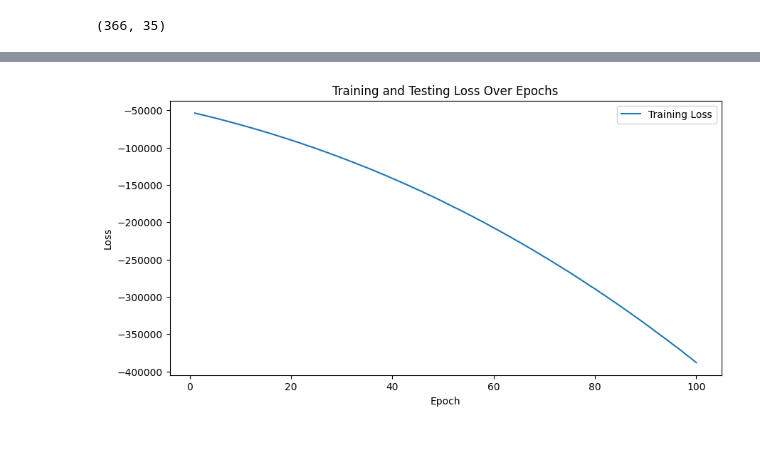
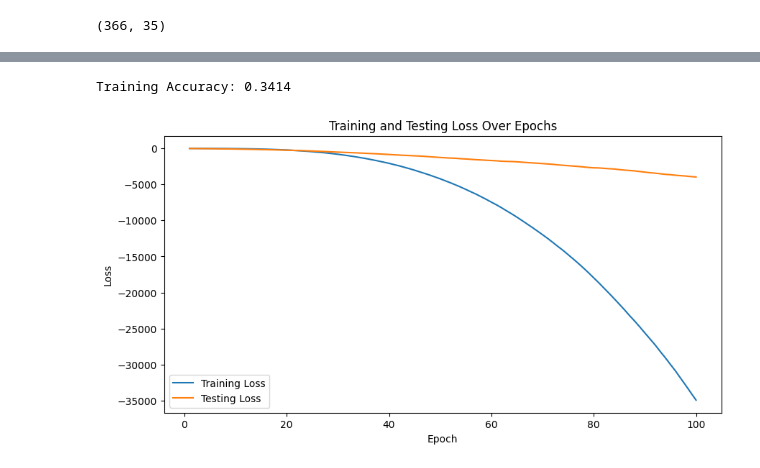
Before and after one commit to Adnan525/sc_a1, a Jupyter notebook: task1.ipynb, the cells around one changed output, grey strips where cells are left out. Drawn from its saved outputs; the diff is of its cells as text; code cells hidden in the pictures; blank space fills up the shorter version.

```diff
--- a/task1.ipynb
+++ b/task1.ipynb
@@ -87,3 +81,6 @@ X_train, X_test, y_train, y_test = train_test_split(X, y, test_size=0.3, random_
+# %%
+from my_utils import split_data
+X_train, X_val, X_test, y_train, y_val, y_test = split_data(X, y)
 # %%
 scaler = StandardScaler()
 X_train = scaler.fit_transform(X_train)
@@ -92,12 +89,17 @@ X_test = scaler.transform(X_test)
 import tensorflow as tf
 from tensorflow import keras
 
+lr = 0.001
+
 model = keras.Sequential([
-    keras.layers.Dense(64, activation='relu', input_shape=(X_train.shape[1],)),
-    keras.layers.Dense(32, activation='relu'),
-    keras.layers.Dense(1, activation='sigmoid')
+    keras.layers.Dense(64, activation="relu", input_shape=(X_train.shape[1],)),
+    keras.layers.Dense(32, activation="relu"),
+    keras.layers.Dense(1, activation="sigmoid")
 ])
 
-model.compile(optimizer='adam', loss='binary_crossentropy', metrics=['accuracy'])
+model.compile(optimizer=keras.optimizers.Adam(learning_rate=lr), loss="binary_crossentropy", metrics=["accuracy"])
+# %%
+from my_utils import get_float32_data
+X_train, X_val, X_test, y_train, y_val, y_test = get_float32_data(X_train, X_val, X_test, y_train, y_val, y_test)
 # %%
-my_model = model.fit(X_train, y_train, epochs=100)
+history = model.fit(X_train, y_train, epochs=100, validation_data=(X_val.astype(np.float32), y_val.astype(np.float32)), verbose = 0)
@@ -132,19 +145,24 @@ Accuracy: 0.36
+# %%
+training_accuracy = sum(history.history["accuracy"]) / len(history.history["accuracy"])
+print(f"Training Accuracy: {average_training_accuracy:.4f}")
+# %% [output]
+Training Accuracy: 0.3414
 # %%
 import matplotlib.pyplot as plt
 
-training_loss = my_model.history['loss']
-#testing_loss = my_model.history['val_loss']
+training_loss = history.history["loss"]
+testing_loss = history.history["val_loss"]
 
-# Create a range of epochs for the x-axis
+# epochs for the x-axis
 epochs = range(1, len(training_loss) + 1)
 
 plt.figure(figsize=(10, 5))
-plt.plot(epochs, training_loss, label='Training Loss')
-#plt.plot(epochs, testing_loss, label='Testing Loss')
-plt.xlabel('Epoch')
-plt.ylabel('Loss')
-plt.title('Training and Testing Loss Over Epochs')
+plt.plot(epochs, training_loss, label="Training Loss")
+plt.plot(epochs, testing_loss, label="Testing Loss")
+plt.xlabel("Epoch")
+plt.ylabel("Loss")
+plt.title("Training and Testing Loss Over Epochs")
 plt.legend()
 plt.show()
 # %% [output]
-[figure, old version]
+[figure, new version]
```
Also changed, not shown: parts of 10 cells of this notebook, 1 other file.
